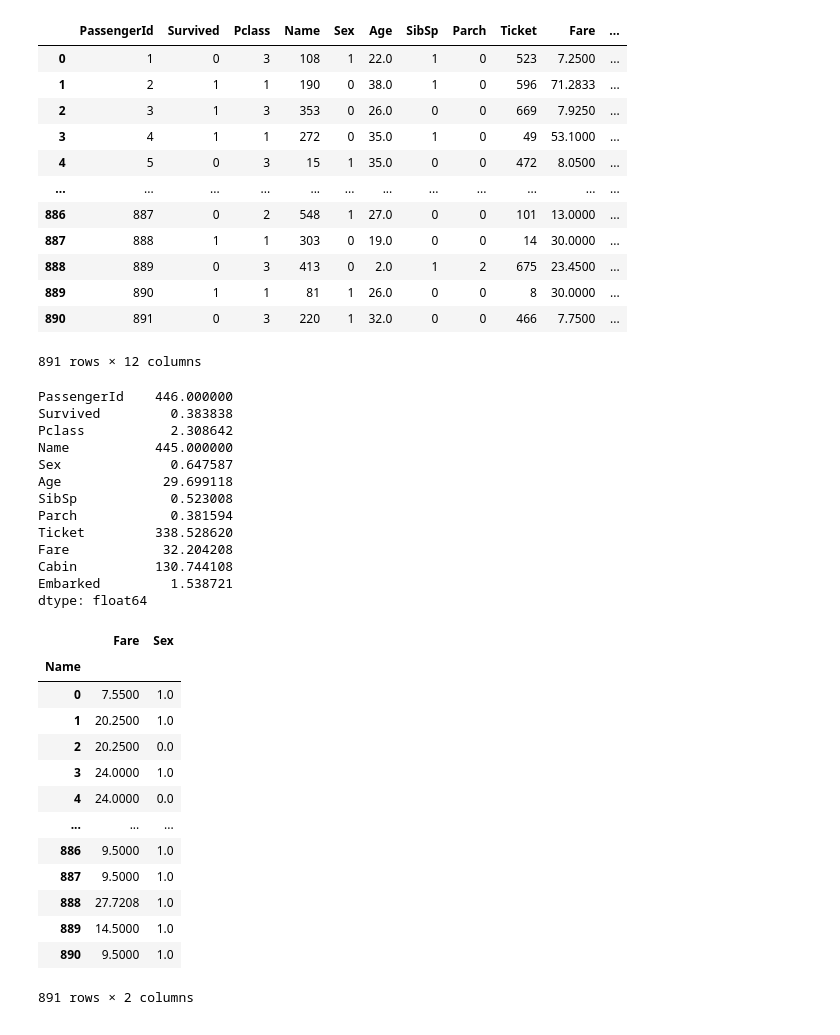
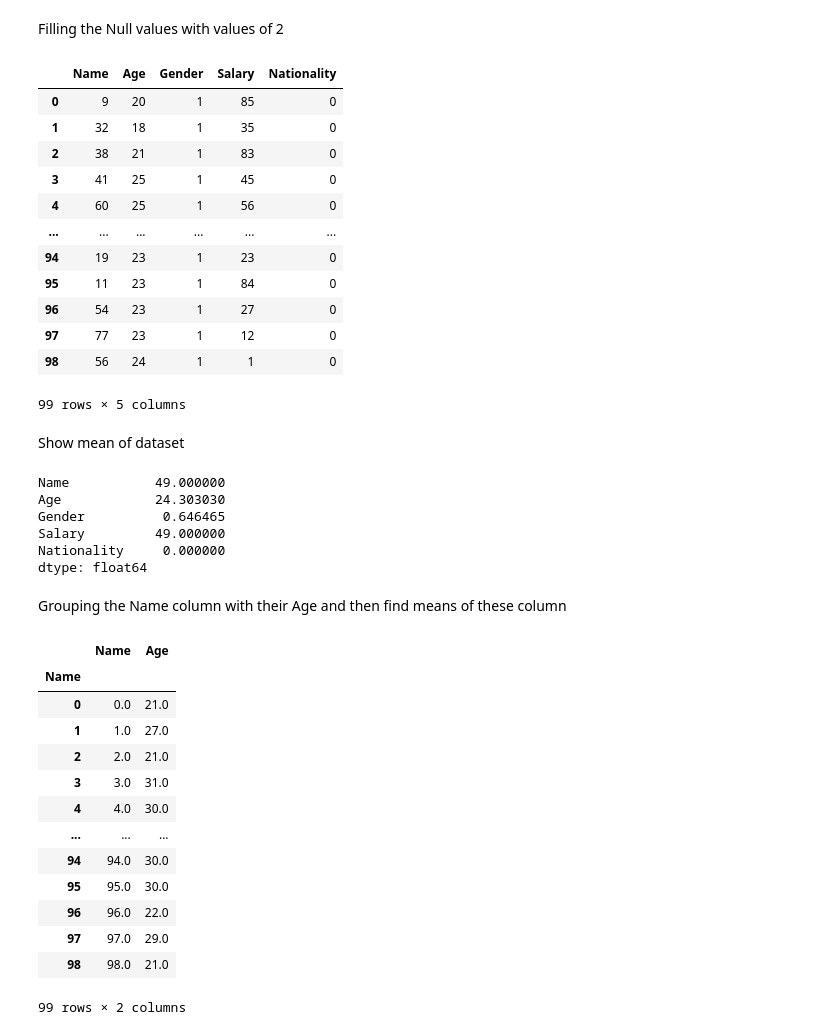
Before and after one commit to MAHNOORIZZAT-AI/DEP, a Jupyter notebook: pandas.ipynb, the cells around one changed output. Saved outputs shown, nothing was run; the diff lists cells and outputs as text; code cells hidden in the pictures.

```diff
--- a/pandas.ipynb
+++ b/pandas.ipynb
@@ -255,0 +8,2 @@ df_data = pd.read_csv(r"C:\Users\AWAIS LAPTOP STORE\Desktop\Python\data\titanic.
+# %%
+df_data = pd.read_excel(r"D:\mahnoor download DAta\Book.xlsx")
@@ -326,7 +161,7 @@ df_data.isnull().sum
 # %%
 from sklearn.preprocessing import LabelEncoder
 encoder = LabelEncoder()
-encoding_col = ['Name', 'Sex', 'Ticket', 'Cabin', 'Embarked']
+encoding_col = ['Name', 'Nationality', 'Gender']
 for col in encoding_col:
     df_data[col] = encoder.fit_transform(df_data[col])
 # %%
@@ -348,52 +185,51 @@ df_data
 # %%
 X = df_data.drop(['Age'], axis=1)
 y = df_data['Age']
+# %% [markdown]
+Filling the Null values with values of 2
 # %%
 df_data.fillna(value = 2)
 # %% [output]
-|  | PassengerId | Survived | Pclass | Name | Sex | Age | SibSp | Parch | Ticket | Fare | ... |
-| 0 | 1 | 0 | 3 | 108 | 1 | 22.0 | 1 | 0 | 523 | 7.2500 | ... |
-| 1 | 2 | 1 | 1 | 190 | 0 | 38.0 | 1 | 0 | 596 | 71.2833 | ... |
-| 2 | 3 | 1 | 3 | 353 | 0 | 26.0 | 0 | 0 | 669 | 7.9250 | ... |
-| 3 | 4 | 1 | 1 | 272 | 0 | 35.0 | 1 | 0 | 49 | 53.1000 | ... |
-| 4 | 5 | 0 | 3 | 15 | 1 | 35.0 | 0 | 0 | 472 | 8.0500 | ... |
-| ... | ... | ... | ... | ... | ... | ... | ... | ... | ... | ... | ... |
-| 886 | 887 | 0 | 2 | 548 | 1 | 27.0 | 0 | 0 | 101 | 13.0000 | ... |
-| 887 | 888 | 1 | 1 | 303 | 0 | 19.0 | 0 | 0 | 14 | 30.0000 | ... |
-| 888 | 889 | 0 | 3 | 413 | 0 | 2.0 | 1 | 2 | 675 | 23.4500 | ... |
-| 889 | 890 | 1 | 1 | 81 | 1 | 26.0 | 0 | 0 | 8 | 30.0000 | ... |
-| 890 | 891 | 0 | 3 | 220 | 1 | 32.0 | 0 | 0 | 466 | 7.7500 | ... |
+|  | Name | Age | Gender | Salary | Nationality |
+| 0 | 9 | 20 | 1 | 85 | 0 |
+| 1 | 32 | 18 | 1 | 35 | 0 |
+| 2 | 38 | 21 | 1 | 83 | 0 |
+| 3 | 41 | 25 | 1 | 45 | 0 |
+| 4 | 60 | 25 | 1 | 56 | 0 |
+| ... | ... | ... | ... | ... | ... |
+| 94 | 19 | 23 | 1 | 23 | 0 |
+| 95 | 11 | 23 | 1 | 84 | 0 |
+| 96 | 54 | 23 | 1 | 27 | 0 |
+| 97 | 77 | 23 | 1 | 12 | 0 |
+| 98 | 56 | 24 | 1 | 1 | 0 |
-891 rows × 12 columns
+99 rows × 5 columns
+# %% [markdown]
+Show mean of dataset
 # %%
 df_data.mean()
 # %% [output]
-PassengerId    446.000000
-Survived         0.383838
-Pclass           2.308642
-Name           445.000000
-Sex              0.647587
-Age             29.699118
-SibSp            0.523008
-Parch            0.381594
-Ticket         338.528620
-Fare            32.204208
-Cabin          130.744108
-Embarked         1.538721
+Name           49.000000
+Age            24.303030
+Gender          0.646465
+Salary         49.000000
+Nationality     0.000000
 dtype: float64
+# %% [markdown]
+Grouping the Name column with their Age and then find means of these column
 # %%
-df_data.groupby('Name')[['Fare', 'Sex']].mean()
+df_data.groupby('Name')[['Name', 'Age']].mean()
 # %% [output]
-|  | Fare | Sex |
+|  | Name | Age |
 | Name |  |  |
-| 0 | 7.5500 | 1.0 |
-| 1 | 20.2500 | 1.0 |
-| 2 | 20.2500 | 0.0 |
-| 3 | 24.0000 | 1.0 |
-| 4 | 24.0000 | 0.0 |
+| 0 | 0.0 | 21.0 |
+| 1 | 1.0 | 27.0 |
+| 2 | 2.0 | 21.0 |
+| 3 | 3.0 | 31.0 |
+| 4 | 4.0 | 30.0 |
 | ... | ... | ... |
-| 886 | 9.5000 | 1.0 |
-| 887 | 9.5000 | 1.0 |
-| 888 | 27.7208 | 1.0 |
-| 889 | 14.5000 | 1.0 |
-| 890 | 9.5000 | 1.0 |
+| 94 | 94.0 | 30.0 |
+| 95 | 95.0 | 30.0 |
+| 96 | 96.0 | 22.0 |
+| 97 | 97.0 | 29.0 |
+| 98 | 98.0 | 21.0 |
-891 rows × 2 columns
+99 rows × 2 columns
```
Also changed, not shown: parts of 61 cells of this notebook.
